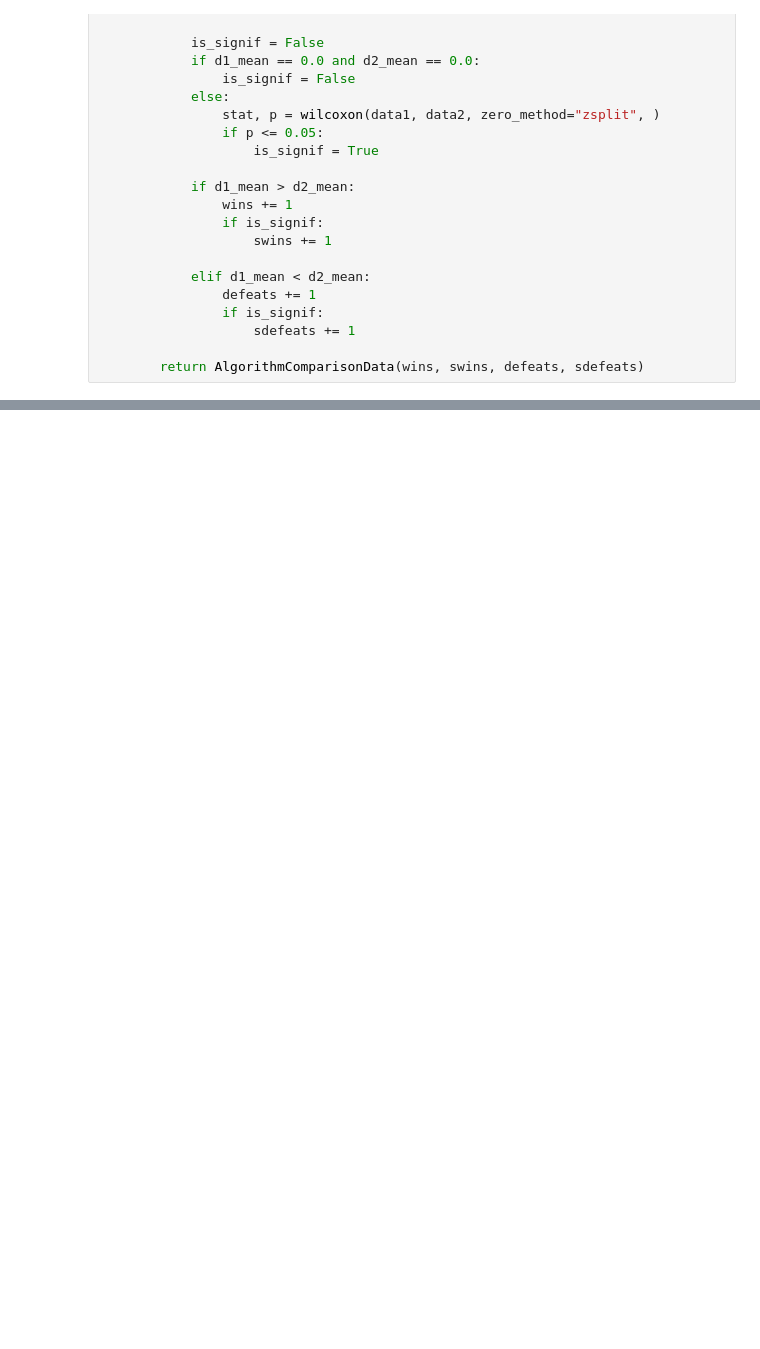
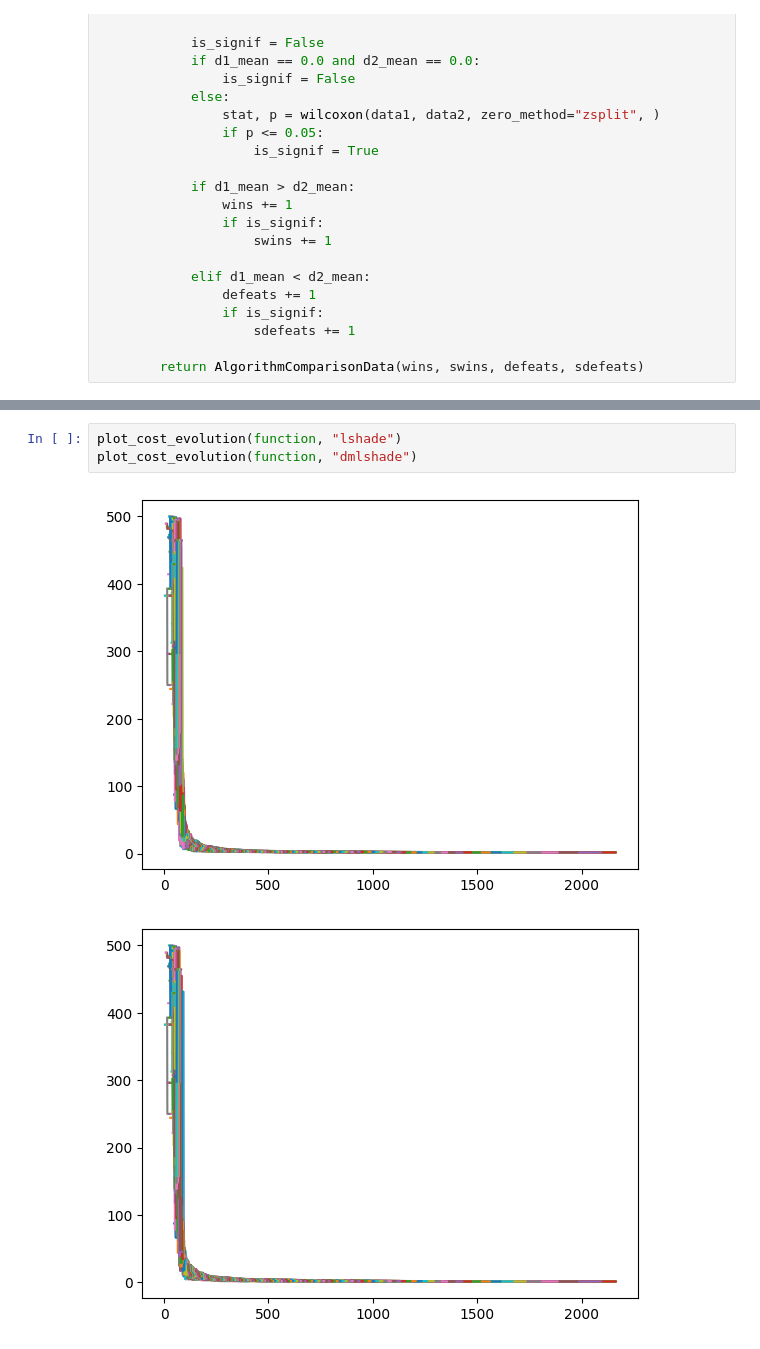
Before and after one commit to raphaelgoms/analysis-scripts, a Jupyter notebook: dm_effect_analysis.ipynb, the cells around one changed output, grey strips where cells are left out. Drawn from its saved outputs; the diff is of its cells as text; blank space fills up the shorter version.

```diff
--- a/dm_effect_analysis.ipynb
+++ b/dm_effect_analysis.ipynb
@@ -111,0 +153,6 @@ for dmg in range(70, gens_count, 70):
+# %%
+plot_cost_evolution(function, "lshade")
+plot_cost_evolution(function, "dmlshade")
+# %% [output]
+[figure, added]
+[figure, added]
```
Also changed, not shown: parts of 7 cells of this notebook.
